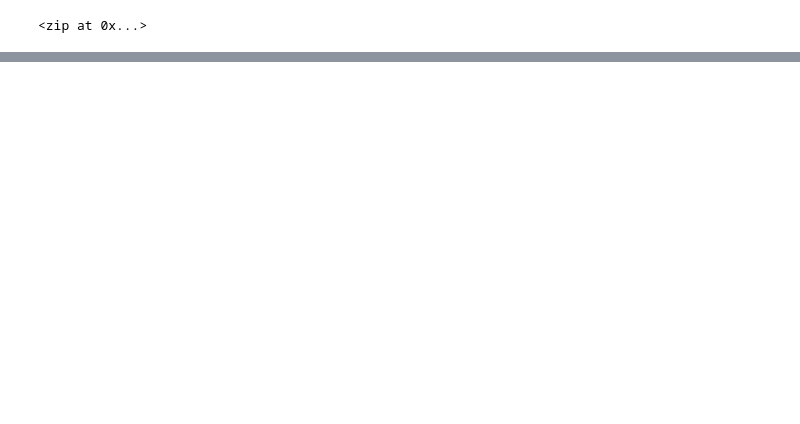
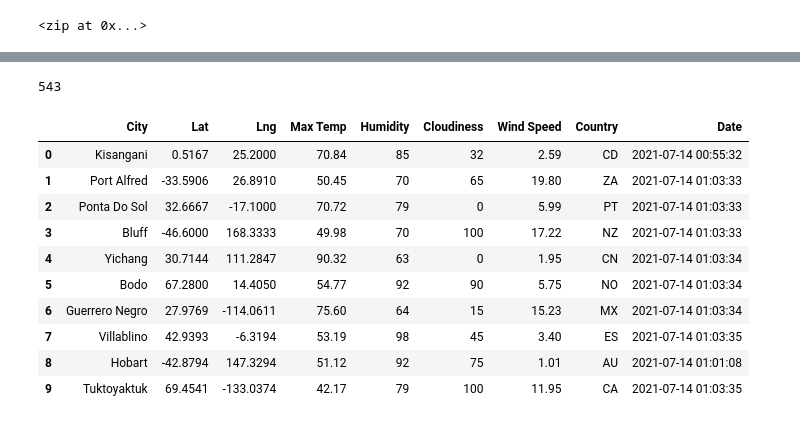
Before and after one commit to hzlipscomb5/World_Weather_Analysis, a Jupyter notebook: WeatherPy.ipynb, the cells around one changed output, grey strips where cells are left out. Drawn from its saved outputs; the diff is of its cells as text; code cells hidden in the pictures; blank space fills up the shorter version.

```diff
--- a/WeatherPy.ipynb
+++ b/WeatherPy.ipynb
@@ -33,0 +54,9 @@ len(cities)
+# %%
+# Import the requests library.
+import requests
+
+# Import the API key.
+from config import weather_api_key
+# Starting URL for Weather Map API Call.
+url = "http://api.openweathermap.org/data/2.5/weather?units=Imperial&APPID=" + weather_api_key
+print(url)
@@ -33,0 +181,20 @@ len(cities)
+# %%
+len(city_data)
+# %% [output]
+543
+# %%
+# Convert the array of dictionaries to a Pandas DataFrame.
+city_data_df = pd.DataFrame(city_data)
+city_data_df.head(10)
+# %% [output]
+|  | City | Lat | Lng | Max Temp | Humidity | Cloudiness | Wind Speed | Country | Date |
+| 0 | Kisangani | 0.5167 | 25.2000 | 70.84 | 85 | 32 | 2.59 | CD | 2021-07-14 00:55:32 |
+| 1 | Port Alfred | -33.5906 | 26.8910 | 50.45 | 70 | 65 | 19.80 | ZA | 2021-07-14 01:03:33 |
+| 2 | Ponta Do Sol | 32.6667 | -17.1000 | 70.72 | 79 | 0 | 5.99 | PT | 2021-07-14 01:03:33 |
+| 3 | Bluff | -46.6000 | 168.3333 | 49.98 | 70 | 100 | 17.22 | NZ | 2021-07-14 01:03:33 |
+| 4 | Yichang | 30.7144 | 111.2847 | 90.32 | 63 | 0 | 1.95 | CN | 2021-07-14 01:03:34 |
+| 5 | Bodo | 67.2800 | 14.4050 | 54.77 | 92 | 90 | 5.75 | NO | 2021-07-14 01:03:34 |
+| 6 | Guerrero Negro | 27.9769 | -114.0611 | 75.60 | 64 | 15 | 15.23 | MX | 2021-07-14 01:03:34 |
+| 7 | Villablino | 42.9393 | -6.3194 | 53.19 | 98 | 45 | 3.40 | ES | 2021-07-14 01:03:35 |
+| 8 | Hobart | -42.8794 | 147.3294 | 51.12 | 92 | 75 | 1.01 | AU | 2021-07-14 01:01:08 |
+| 9 | Tuktoyaktuk | 69.4541 | -133.0374 | 42.17 | 79 | 100 | 11.95 | CA | 2021-07-14 01:03:35 |
```
Also changed, not shown: parts of 10 cells of this notebook, 3 other files.
